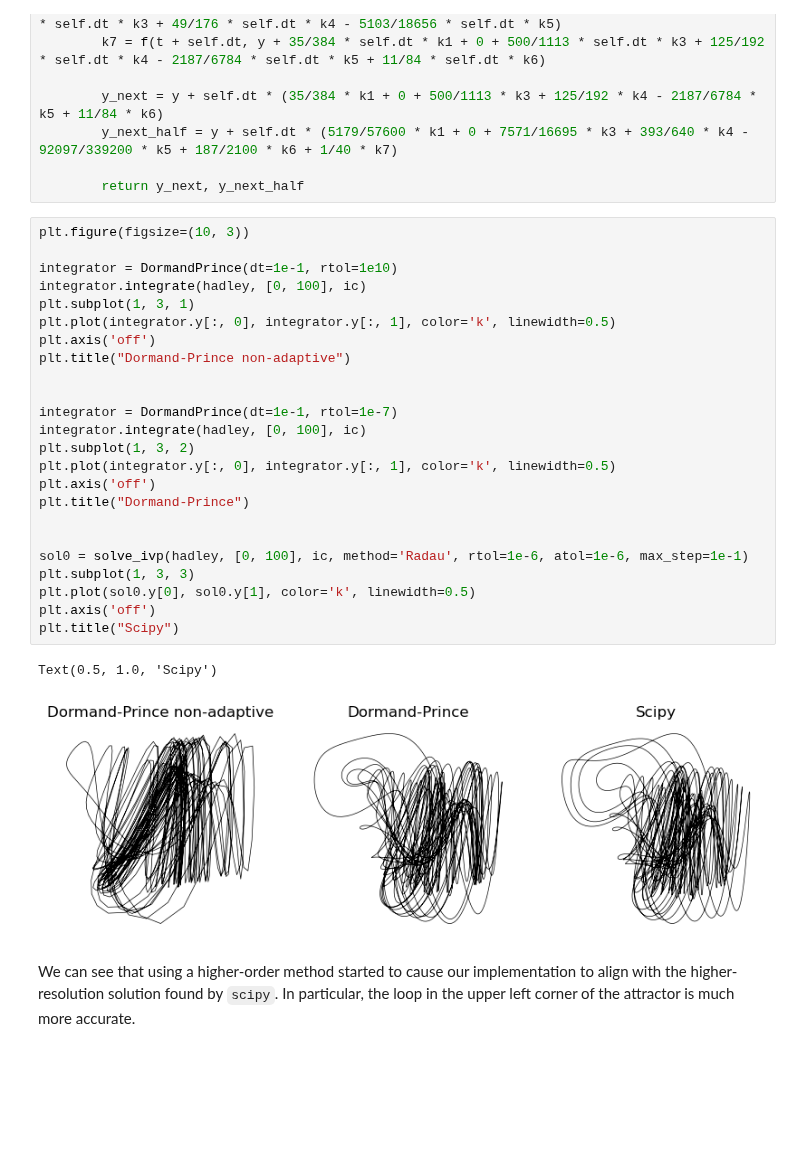
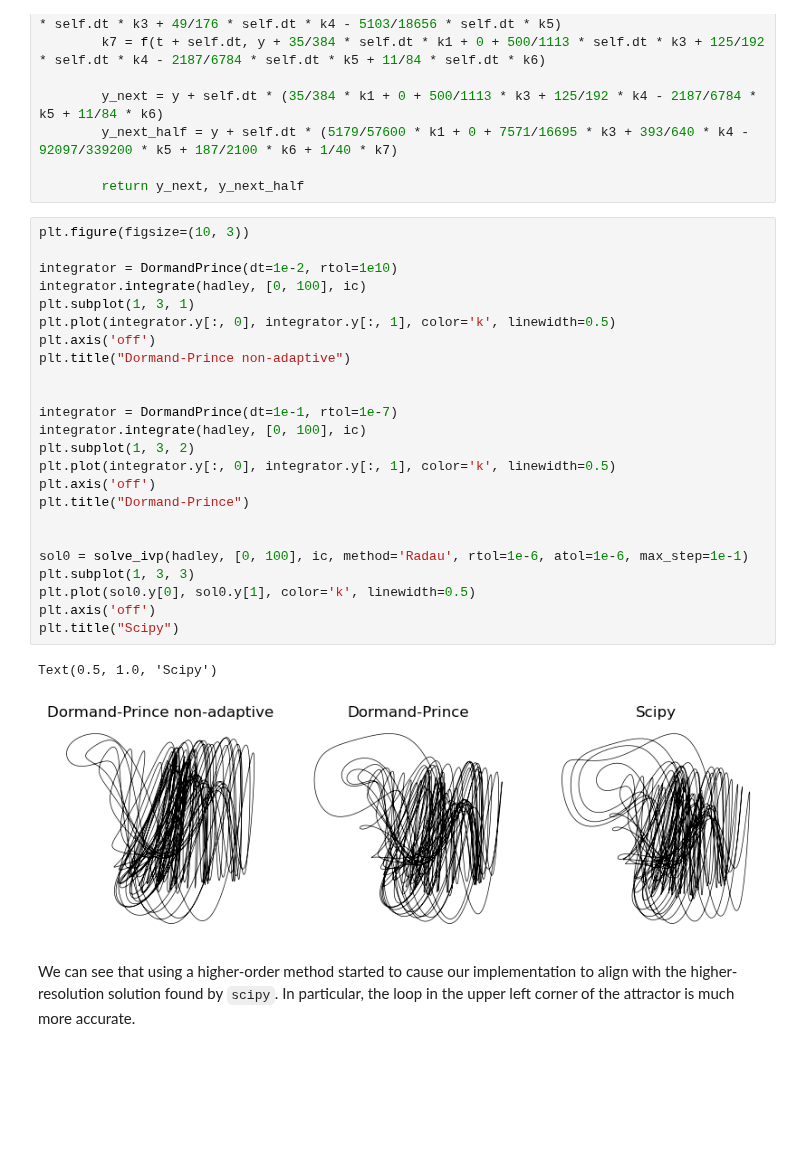
Before and after one commit to williamgilpin/cphy, a Jupyter notebook: talks/integrator_chaos_variable_step.ipynb, the cells around one changed output. Cells and saved outputs as stored; diff of their text form.

```diff
--- a/talks/integrator_chaos_variable_step.ipynb
+++ b/talks/integrator_chaos_variable_step.ipynb
@@ -437,30 +437,30 @@ class DormandPrince(BaseAdaptiveIntegrator):
 # %%
 plt.figure(figsize=(10, 3))
 
-integrator = DormandPrince(dt=1e-1, rtol=1e10)
+integrator = DormandPrince(dt=1e-2, rtol=1e10)
 integrator.integrate(hadley, [0, 100], ic)
 plt.subplot(1, 3, 1)
 plt.plot(integrator.y[:, 0], integrator.y[:, 1], color='k', linewidth=0.5)
 plt.axis('off')
 plt.title("Dormand-Prince non-adaptive")
 
 
 integrator = DormandPrince(dt=1e-1, rtol=1e-7)
 integrator.integrate(hadley, [0, 100], ic)
 plt.subplot(1, 3, 2)
 plt.plot(integrator.y[:, 0], integrator.y[:, 1], color='k', linewidth=0.5)
 plt.axis('off')
 plt.title("Dormand-Prince")
 
 
 sol0 = solve_ivp(hadley, [0, 100], ic, method='Radau', rtol=1e-6, atol=1e-6, max_step=1e-1)
 plt.subplot(1, 3, 3)
 plt.plot(sol0.y[0], sol0.y[1], color='k', linewidth=0.5)
 plt.axis('off')
 plt.title("Scipy")
 # %% [output]
 Text(0.5, 1.0, 'Scipy')
-[figure, old version]
+[figure, new version]
 # %% [markdown]
 We can see that using a higher-order method started to cause our implementation to align with the higher-resolution solution found by `scipy`. In particular, the loop in the upper left corner of the attractor is much more accurate.
 
```
Also changed, not shown: parts of 6 cells of this notebook.
